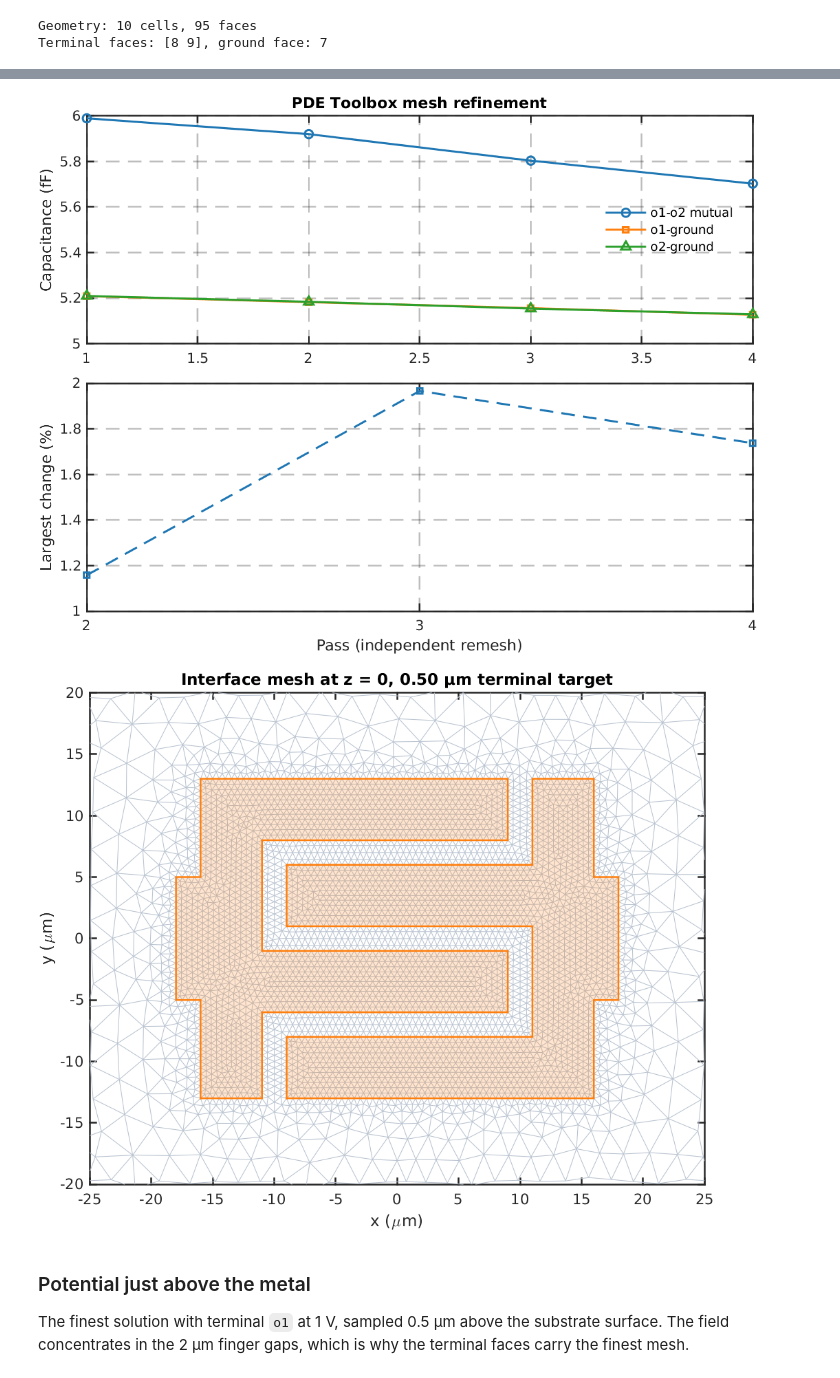
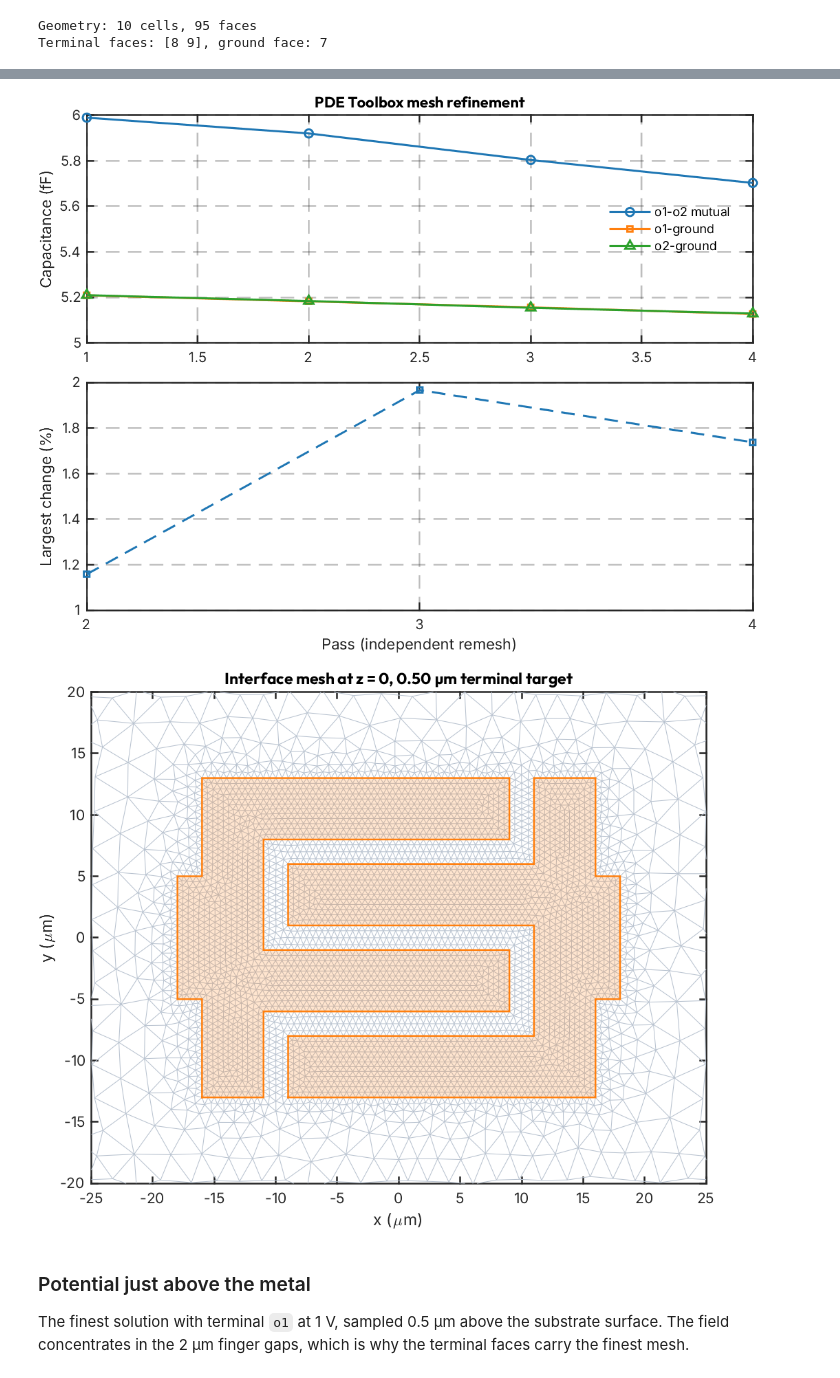
Before and after one commit to gdsfactory/quantum-rf-pdk, a Jupyter notebook: notebooks/matlab_integration.ipynb, the cells around one changed output, grey strips where cells are left out. Cells and saved outputs as stored; diff of their text form; code cells hidden in the pictures.

```diff
--- a/notebooks/matlab_integration.ipynb
+++ b/notebooks/matlab_integration.ipynb
@@ -756,7 +715,7 @@ if has_pde
     ylabel('Capacitance (fF)');
     lgd = legend('o1-o2 mutual', 'o1-ground', 'o2-ground', 'Location', 'best');
     lgd.Box = 'off';
-    title('PDE Toolbox mesh refinement');
+    title('PDE Toolbox mesh refinement', 'FontName', 'Outfit');
     nexttile;
     plot(2:numel(mesh_factors), 100 * max_change(2:end), '--s', ...
         Color=plot_colors(1, :));
@@ -787,6 +746,6 @@ if has_pde
     axis equal; xlim([-25 25]); ylim([-20 20]);
     xlabel('x (\mum)'); ylabel('y (\mum)');
     title(sprintf('Interface mesh at z = 0, %.2f µm terminal target', ...
-        mesh_lengths_um.terminal * mesh_factors(end)));
+        mesh_lengths_um.terminal * mesh_factors(end)), 'FontName', 'Outfit');
 end
 # %% [output]
@@ -797,20 +756,20 @@ mesh factor 0.50: 454176 nodes (37098 on conductors), solved in 65.3 s
     mesh_factor      nodes       mutual_fF    o1_ground_fF    o2_ground_fF    max_change_pct
     ___________    __________    _________    ____________    ____________    ______________
 
        1.25             95191      5.989         5.2087          5.2095              NaN
           1        1.3069e+05     5.9196         5.1825          5.1838           1.1579
        0.75         2.042e+05     5.8032         5.1561          5.1541           1.9663
         0.5        4.5418e+05     5.7024          5.127          5.1288           1.7371
 
 Final Maxwell capacitance matrix (fF):
   [  10.8294   -5.7024]
   [  -5.7024   10.8312]
 Mutual capacitance C12_mutual = -C12: 5.702 fF
 Terminal o1 to ground: 5.127 fF, o2 to ground: 5.129 fF
 Matrix asymmetry |C12 - C21| / |C12|: 0.0e+00
 Elmer (200 nm film, cubic elements) mutual: 5.708 fF; difference -0.1 %
-[figure, old version]
+[figure, new version]
-[figure, old version]
+[figure, new version]
 # %% [markdown]
 
 ### Potential just above the metal
```
Also changed, not shown: parts of 13 cells of this notebook, 4 other files.
